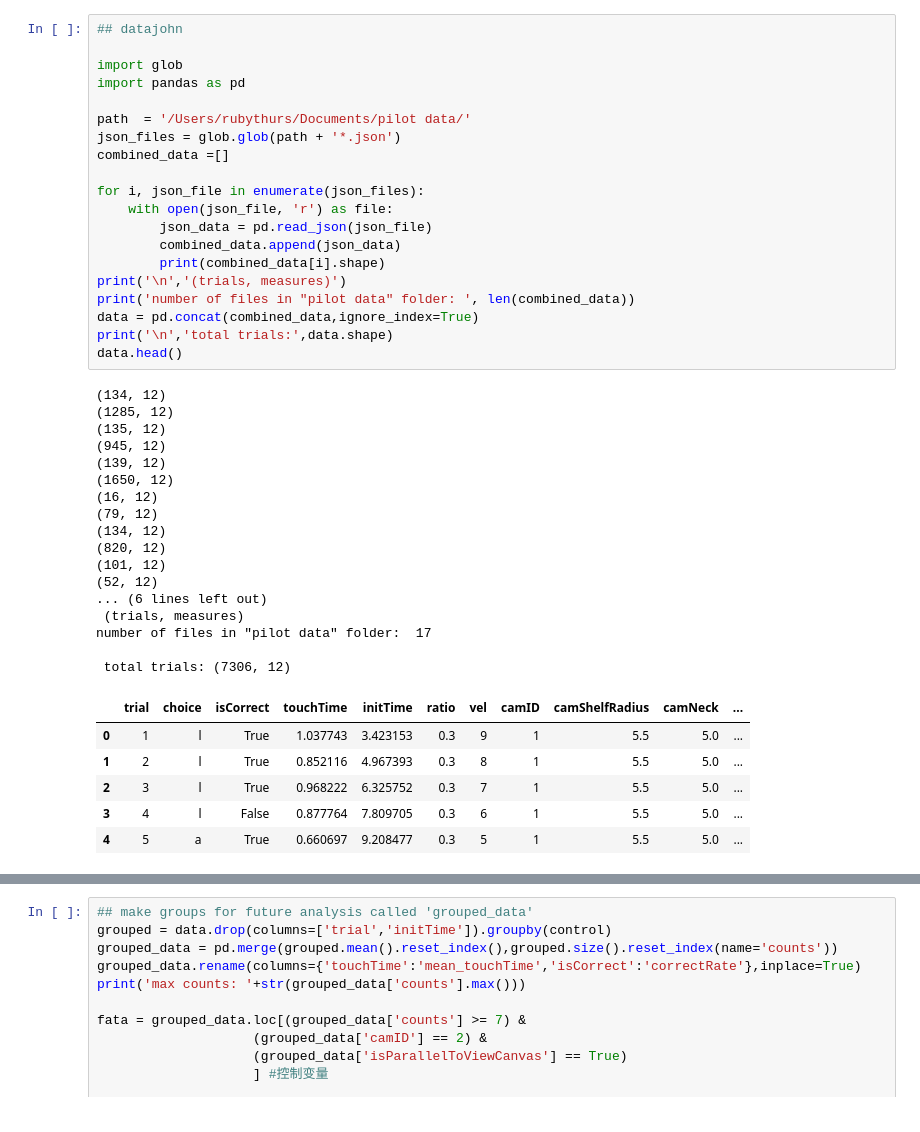
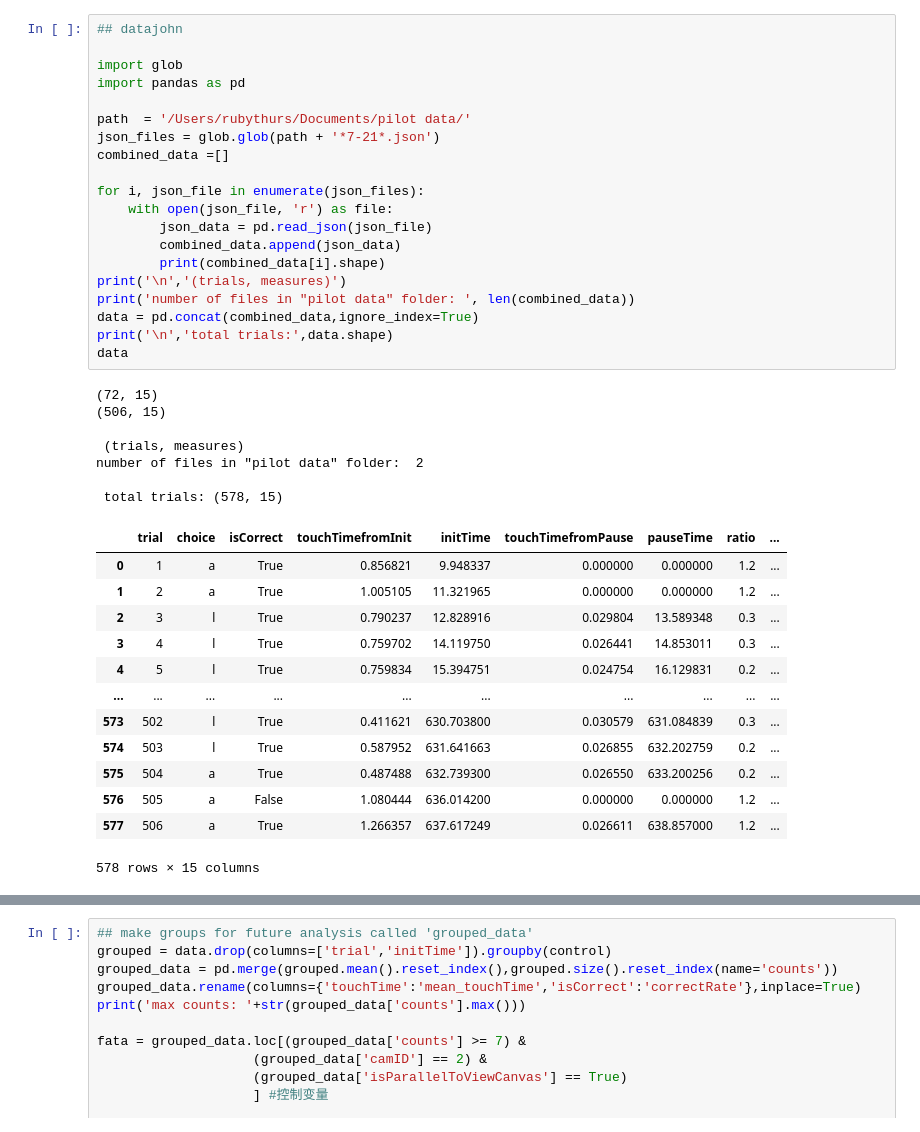
Before and after one commit to ZHTis/count, a Jupyter notebook: datajohn/datajohn.ipynb, the cells around one changed output, grey strips where cells are left out. Saved outputs shown, nothing was run; the diff lists cells and outputs as text.

```diff
--- a/datajohn/datajohn.ipynb
+++ b/datajohn/datajohn.ipynb
@@ -1,47 +1,44 @@
 # %%
 ## datajohn
 
 import glob
 import pandas as pd
 
 path  = '/Users/rubythurs/Documents/pilot data/'
-json_files = glob.glob(path + '*.json')
+json_files = glob.glob(path + '*7-21*.json')
 combined_data =[]
 
 for i, json_file in enumerate(json_files):
     with open(json_file, 'r') as file:
         json_data = pd.read_json(json_file)
         combined_data.append(json_data)
         print(combined_data[i].shape)
 print('\n','(trials, measures)')
 print('number of files in "pilot data" folder: ', len(combined_data))
 data = pd.concat(combined_data,ignore_index=True)
 print('\n','total trials:',data.shape)
-data.head()
+data
 # %% [output]
-(134, 12)
-(1285, 12)
-(135, 12)
-(945, 12)
-(139, 12)
-(1650, 12)
-(16, 12)
-(79, 12)
-(134, 12)
-(820, 12)
-(101, 12)
-(52, 12)
-... (6 lines left out)
+(72, 15)
+(506, 15)
+
  (trials, measures)
-number of files in "pilot data" folder:  17
+number of files in "pilot data" folder:  2
 
- total trials: (7306, 12)
+ total trials: (578, 15)
-|  | trial | choice | isCorrect | touchTime | initTime | ratio | vel | camID | camShelfRadius | camNeck | ... |
-| 0 | 1 | l | True | 1.037743 | 3.423153 | 0.3 | 9 | 1 | 5.5 | 5.0 | ... |
-| 1 | 2 | l | True | 0.852116 | 4.967393 | 0.3 | 8 | 1 | 5.5 | 5.0 | ... |
-| 2 | 3 | l | True | 0.968222 | 6.325752 | 0.3 | 7 | 1 | 5.5 | 5.0 | ... |
-| 3 | 4 | l | False | 0.877764 | 7.809705 | 0.3 | 6 | 1 | 5.5 | 5.0 | ... |
-| 4 | 5 | a | True | 0.660697 | 9.208477 | 0.3 | 5 | 1 | 5.5 | 5.0 | ... |
+|  | trial | choice | isCorrect | touchTimefromInit | initTime | touchTimefromPause | pauseTime | ratio | ... |
+| 0 | 1 | a | True | 0.856821 | 9.948337 | 0.000000 | 0.000000 | 1.2 | ... |
+| 1 | 2 | a | True | 1.005105 | 11.321965 | 0.000000 | 0.000000 | 1.2 | ... |
+| 2 | 3 | l | True | 0.790237 | 12.828916 | 0.029804 | 13.589348 | 0.3 | ... |
+| 3 | 4 | l | True | 0.759702 | 14.119750 | 0.026441 | 14.853011 | 0.3 | ... |
+| 4 | 5 | l | True | 0.759834 | 15.394751 | 0.024754 | 16.129831 | 0.2 | ... |
+| ... | ... | ... | ... | ... | ... | ... | ... | ... | ... |
+| 573 | 502 | l | True | 0.411621 | 630.703800 | 0.030579 | 631.084839 | 0.3 | ... |
+| 574 | 503 | l | True | 0.587952 | 631.641663 | 0.026855 | 632.202759 | 0.2 | ... |
+| 575 | 504 | a | True | 0.487488 | 632.739300 | 0.026550 | 633.200256 | 0.2 | ... |
+| 576 | 505 | a | False | 1.080444 | 636.014200 | 0.000000 | 0.000000 | 1.2 | ... |
+| 577 | 506 | a | True | 1.266357 | 637.617249 | 0.026611 | 638.857000 | 1.2 | ... |
+578 rows × 15 columns
 # %%
 ## parameter space
 
```
Also changed, not shown: parts of 3 cells of this notebook, 2 other files.
